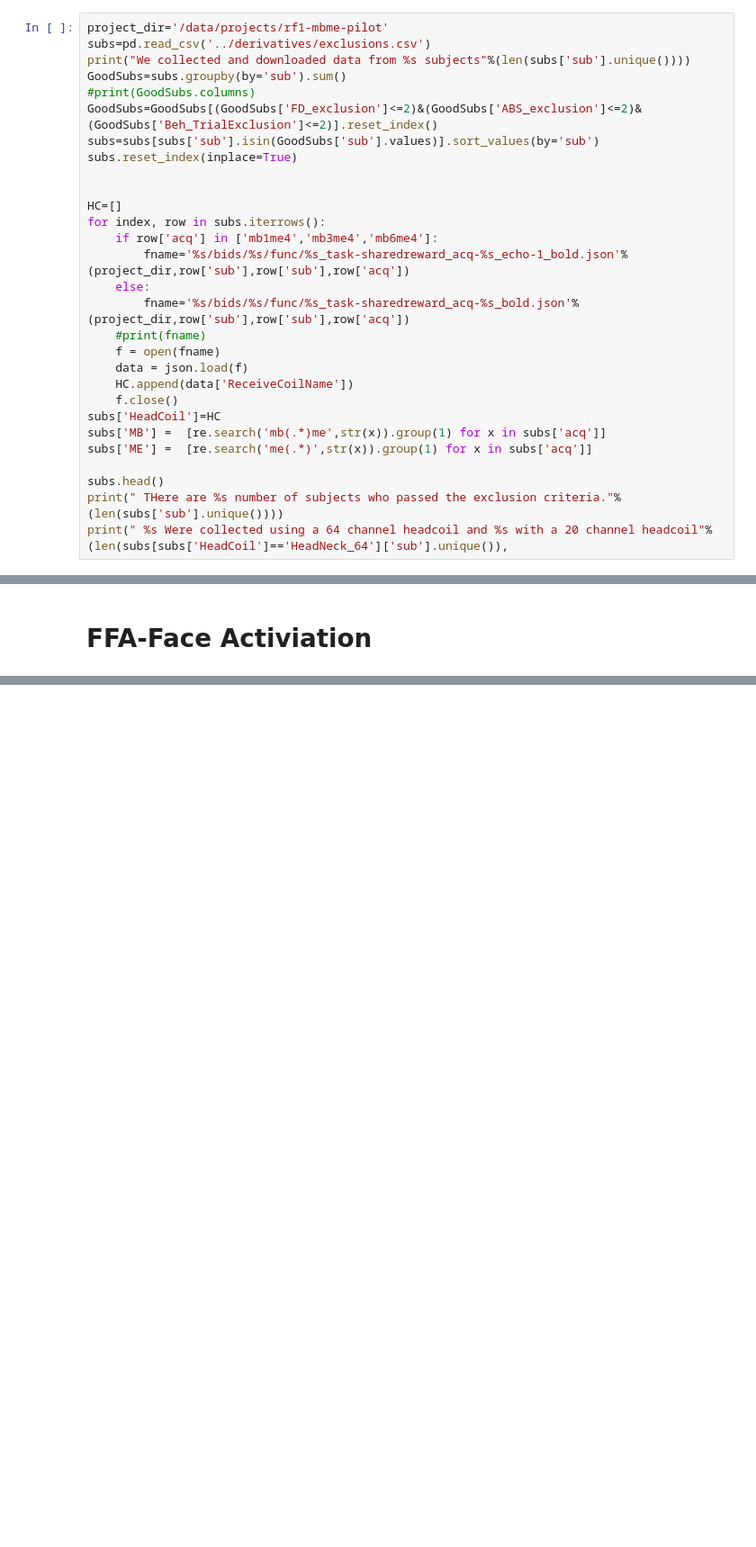
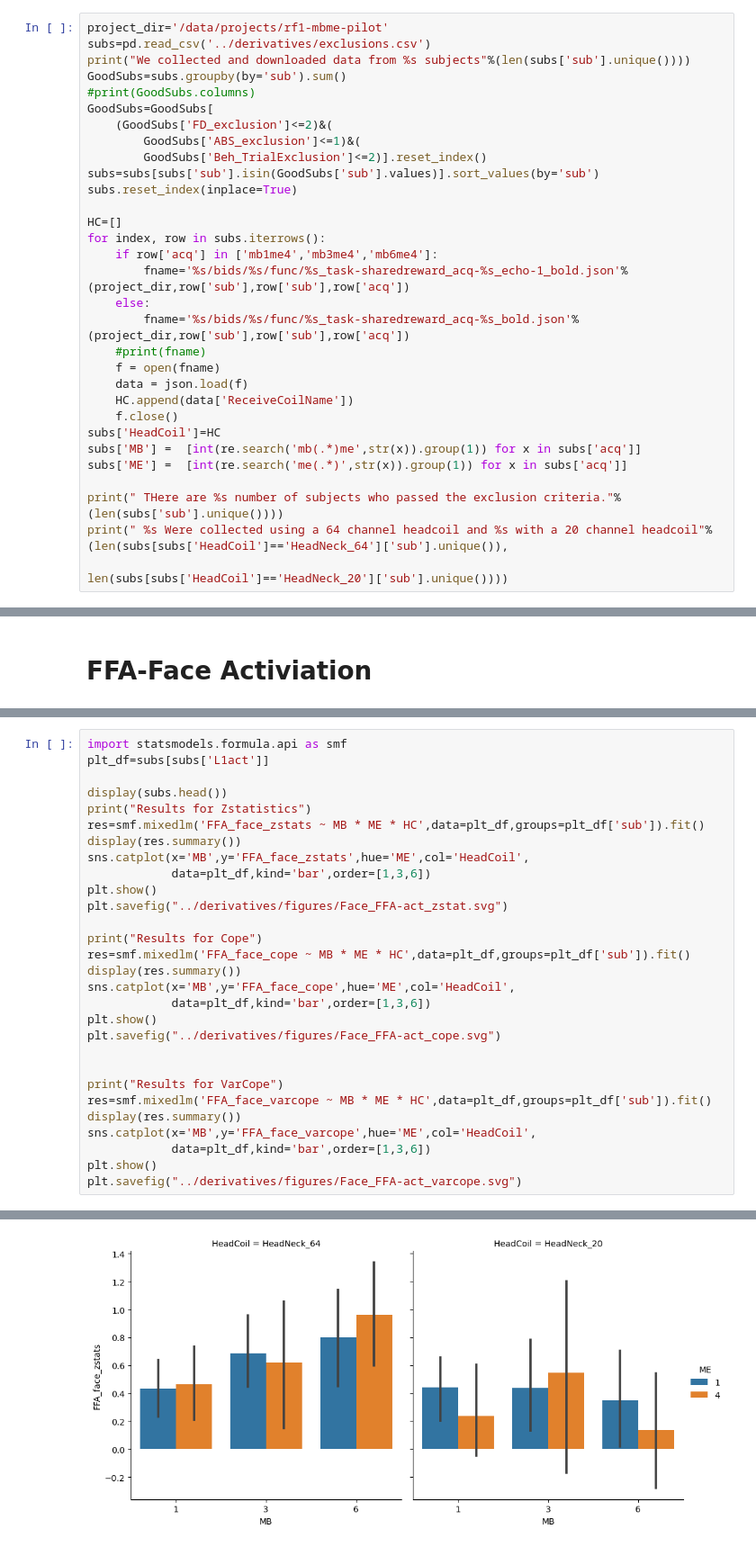
Before and after one commit to DVS-Lab/rf1-mbme-pilot, a Jupyter notebook: code/Zstat_analysis&figures.ipynb, the cells around one changed output, grey strips where cells are left out. Shown at 90% size. Drawn from its saved outputs; the diff is of its cells as text; blank space fills up the shorter version.

```diff
--- a/code/Zstat_analysis&figures.ipynb
+++ b/code/Zstat_analysis&figures.ipynb
@@ -25,10 +25,12 @@ subs=pd.read_csv('../derivatives/exclusions.csv')
 print("We collected and downloaded data from %s subjects"%(len(subs['sub'].unique())))
 GoodSubs=subs.groupby(by='sub').sum()
 #print(GoodSubs.columns)
-GoodSubs=GoodSubs[(GoodSubs['FD_exclusion']<=2)&(GoodSubs['ABS_exclusion']<=2)&(GoodSubs['Beh_TrialExclusion']<=2)].reset_index()
+GoodSubs=GoodSubs[
+    (GoodSubs['FD_exclusion']<=2)&(
+        GoodSubs['ABS_exclusion']<=1)&(
+        GoodSubs['Beh_TrialExclusion']<=2)].reset_index()
 subs=subs[subs['sub'].isin(GoodSubs['sub'].values)].sort_values(by='sub')
 subs.reset_index(inplace=True)
-
 
 HC=[]
 for index, row in subs.iterrows():
@@ -42,10 +44,10 @@ for index, row in subs.iterrows():
     HC.append(data['ReceiveCoilName'])
     f.close()
 subs['HeadCoil']=HC
-subs['MB'] =  [re.search('mb(.*)me',str(x)).group(1) for x in subs['acq']]
-subs['ME'] =  [re.search('me(.*)',str(x)).group(1) for x in subs['acq']]
+subs['MB'] =  [int(re.search('mb(.*)me',str(x)).group(1)) for x in subs['acq']]
+subs['ME'] =  [int(re.search('me(.*)',str(x)).group(1)) for x in subs['acq']]
 
-subs.head()
 print(" THere are %s number of subjects who passed the exclusion criteria."%(len(subs['sub'].unique())))
 print(" %s Were collected using a 64 channel headcoil and %s with a 20 channel headcoil"%(len(subs[subs['HeadCoil']=='HeadNeck_64']['sub'].unique()),
+                                                                                          len(subs[subs['HeadCoil']=='HeadNeck_20']['sub'].unique())))
 # %% [output]
@@ -283,0 +254,30 @@ subs = subs.assign(FFA_face_cope=copes,
+# %%
+import statsmodels.formula.api as smf
+plt_df=subs[subs['L1act']]
+
+display(subs.head())
+print("Results for Zstatistics")
+res=smf.mixedlm('FFA_face_zstats ~ MB * ME * HC',data=plt_df,groups=plt_df['sub']).fit()
+display(res.summary())
+sns.catplot(x='MB',y='FFA_face_zstats',hue='ME',col='HeadCoil',
+            data=plt_df,kind='bar',order=[1,3,6])
+plt.show()
+plt.savefig("../derivatives/figures/Face_FFA-act_zstat.svg")
+
+print("Results for Cope")
+res=smf.mixedlm('FFA_face_cope ~ MB * ME * HC',data=plt_df,groups=plt_df['sub']).fit()
+display(res.summary())
+sns.catplot(x='MB',y='FFA_face_cope',hue='ME',col='HeadCoil',
+            data=plt_df,kind='bar',order=[1,3,6])
+plt.show()
+plt.savefig("../derivatives/figures/Face_FFA-act_cope.svg")
+
+
+print("Results for VarCope")
+res=smf.mixedlm('FFA_face_varcope ~ MB * ME * HC',data=plt_df,groups=plt_df['sub']).fit()
+display(res.summary())
+sns.catplot(x='MB',y='FFA_face_varcope',hue='ME',col='HeadCoil',
+            data=plt_df,kind='bar',order=[1,3,6])
+plt.show()
+plt.savefig("../derivatives/figures/Face_FFA-act_varcope.svg")
+# %% [output]
@@ -283,0 +303 @@ subs = subs.assign(FFA_face_cope=copes,
+[figure, added]
```
Also changed, not shown: parts of 25 cells of this notebook, 26 other files.
